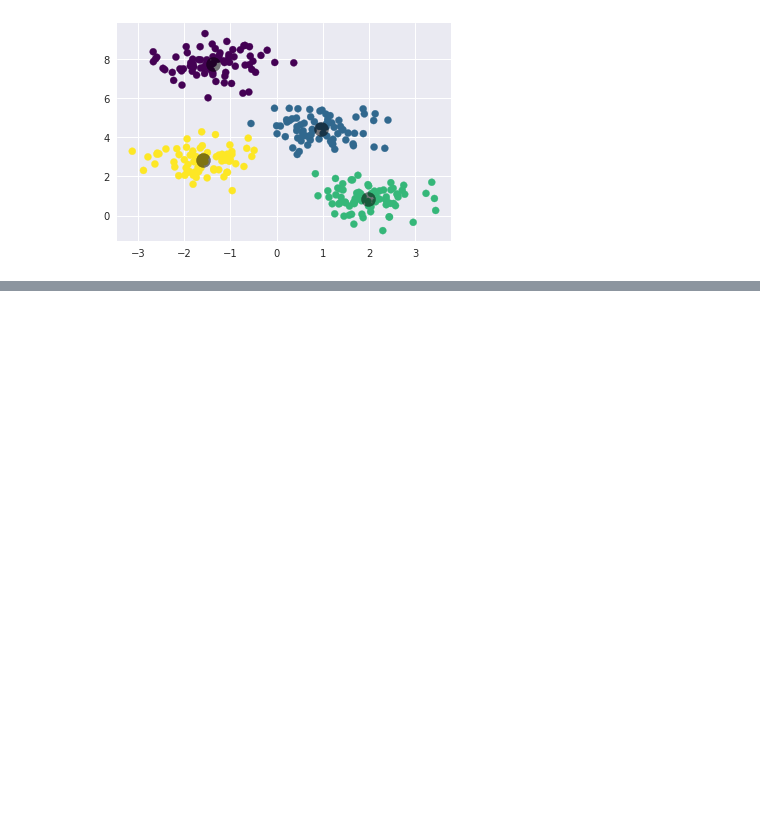
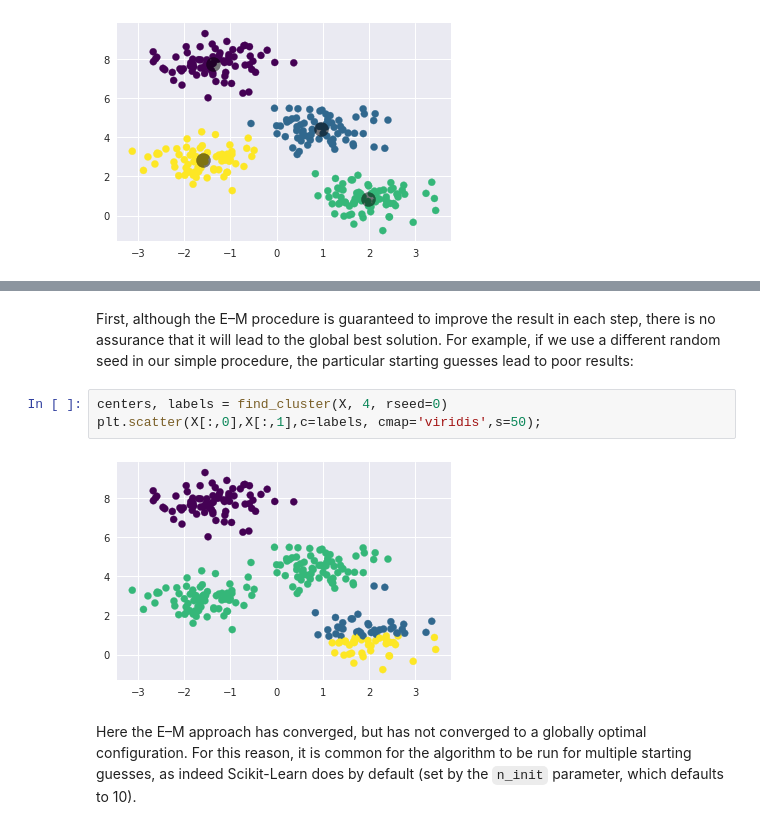
Before and after one commit to sandy1999/Sklearn-Essentials, a Jupyter notebook: K-Means.ipynb, the cells around one changed output, grey strips where cells are left out. Drawn from its saved outputs; the diff is of its cells as text; blank space fills up the shorter version.

```diff
--- a/K-Means.ipynb
+++ b/K-Means.ipynb
@@ -45,0 +79,9 @@ plt.scatter(centers[:, 0], centers[:, 1], c='black', s=200, alpha=0.5);
+# %% [markdown]
+First, although the E–M procedure is guaranteed to improve the result in each step, there is no assurance that it will lead to the global best solution. For example, if we use a different random seed in our simple procedure, the particular starting guesses lead to poor results:
+# %%
+centers, labels = find_cluster(X, 4, rseed=0)
+plt.scatter(X[:,0],X[:,1],c=labels, cmap='viridis',s=50);
+# %% [output]
+[figure, added]
+# %% [markdown]
+Here the E–M approach has converged, but has not converged to a globally optimal configuration. For this reason, it is common for the algorithm to be run for multiple starting guesses, as indeed Scikit-Learn does by default (set by the `n_init` parameter, which defaults to 10).
```
Also changed, not shown: parts of 2 cells of this notebook.
